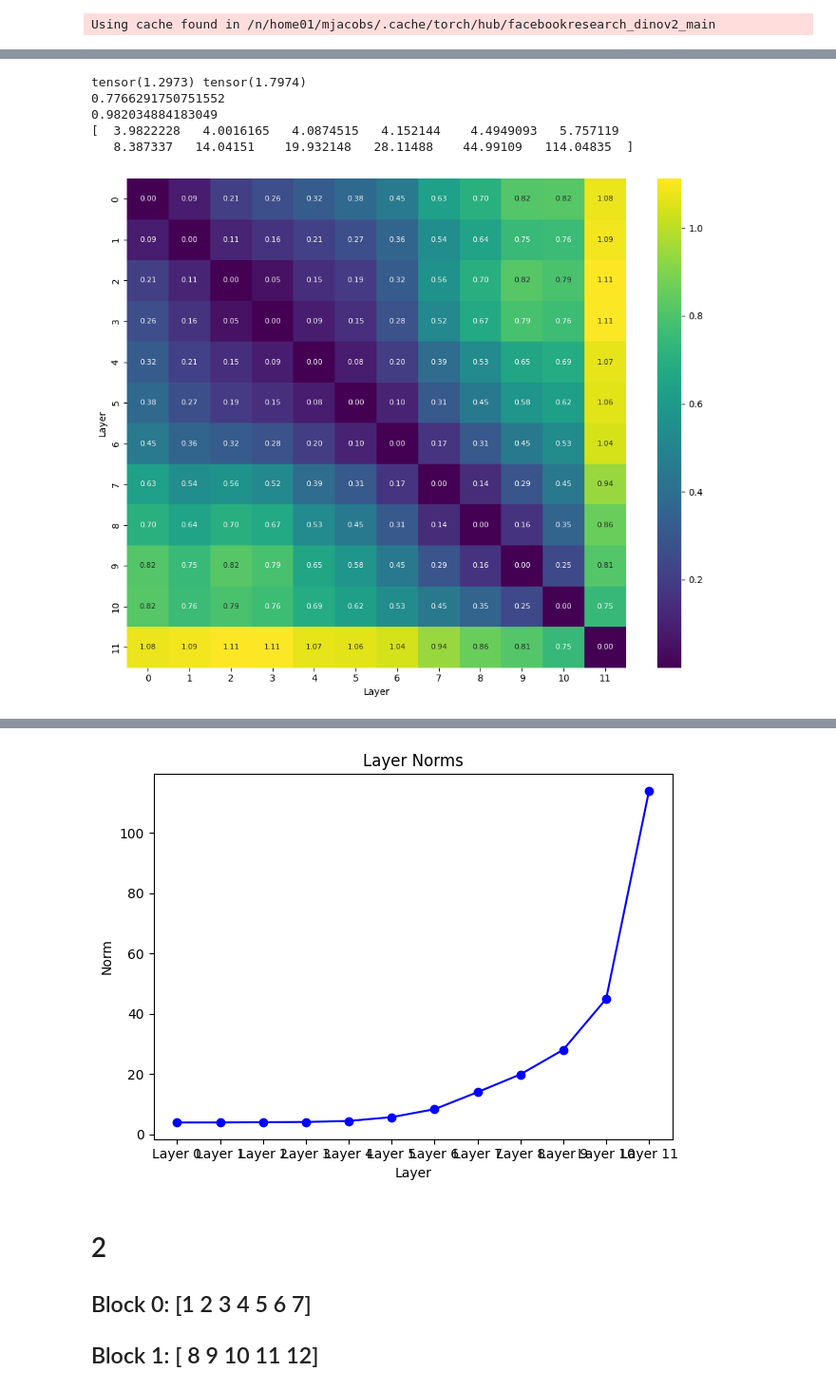
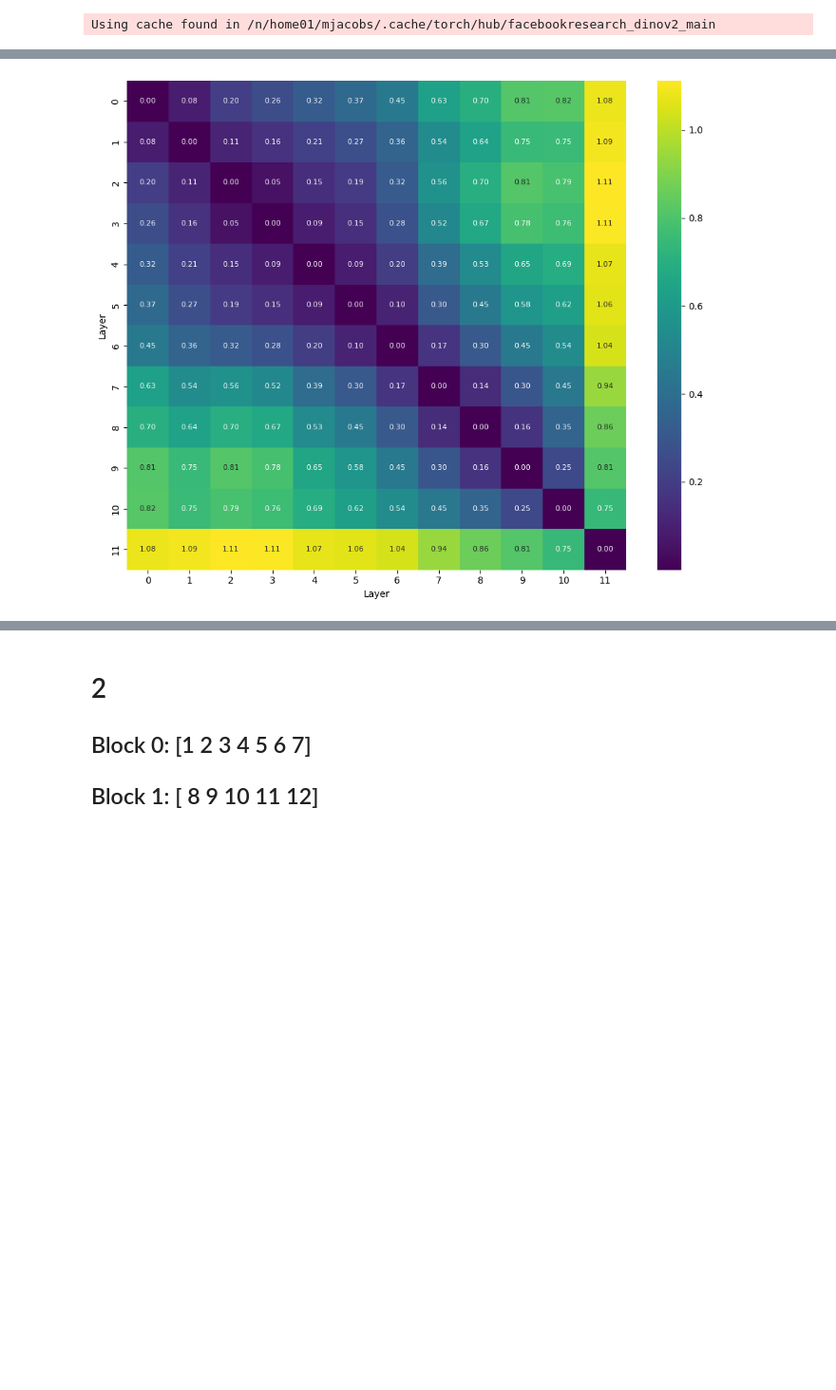
Before and after one commit to KempnerInstitute/raptor, a Jupyter notebook: src/000_max_cut_dinov2_base.ipynb, the cells around one changed output, grey strips where cells are left out. Shown: that part at 95% size. Drawn from its saved outputs; the diff is of its cells as text; code cells hidden in the pictures; blank space fills up the shorter version.

```diff
--- a/src/000_max_cut_dinov2_base.ipynb
+++ b/src/000_max_cut_dinov2_base.ipynb
@@ -215,9 +71,10 @@ def plot_norms(norms):
 # Setup
 set_random_seed(SEED)
 batch_size = 32
-valset = datasets.ImageFolder(root=IMAGENET_VAL_DIR, transform=transform)
-val_loader = DataLoader(
-    valset, batch_size=batch_size, shuffle=True,
+
+trainset = datasets.ImageFolder(root=IMAGENET_DIR, transform=transform)
+train_loader = DataLoader(
+    trainset, batch_size=batch_size, shuffle=True,
     num_workers=4, pin_memory=True, persistent_workers=False, prefetch_factor=20
 )
 dino = load_dino(DINO_MODEL, device="cuda")
@@ -376,23 +209,12 @@ def recursive_max_cut(W, eps, solver='one_exchange', min_size=2, seed=None):
 # %%
 # Evaluate
-losses_cosine, losses_mse, norms = eval_dinov2(dino, val_loader, num_layers=len(dino.blocks), max_samples=len(valset))
+losses_cosine, losses_mse, norms = eval_dinov2(dino, train_loader, num_layers=len(dino.blocks), max_samples=10000)
 # %%
-print(stable_rank(losses_cosine), stable_rank(losses_mse))
-print(blockiness_var_explained(losses_cosine, K_max=2, penalty="bic")[0])
-print(blockiness_var_explained(losses_mse, K_max=2, penalty="bic")[0])
-print(norms)
 fig = layer_iter_heatmap(losses_cosine, mask=None, figsize=(10, 8), cmap='viridis', vmin=None, vmax=None, fmt="0.2f", annot_kws={"size": 8})
 fig = layer_iter_heatmap(losses_mse, mask=None, figsize=(10, 8), cmap='viridis', vmin=None, vmax=None, fmt="0.2f", annot_kws={"size": 8})
-plot_norms(norms)
 # %% [output]
-tensor(1.2973) tensor(1.7974)
-0.7766291750751552
-0.982034884183049
-[  3.9822228   4.0016165   4.0874515   4.152144    4.4949093   5.757119
-   8.387337   14.04151    19.932148   28.11488    44.99109   114.04835  ]
-[figure, old version]
+[figure, new version]
 [figure]
-[figure, removed]
 # %% [markdown]
 # 2
 ## Block 0: [1 2 3 4 5 6 7]
```
Also changed, not shown: parts of 4 cells of this notebook, 12 other files.
